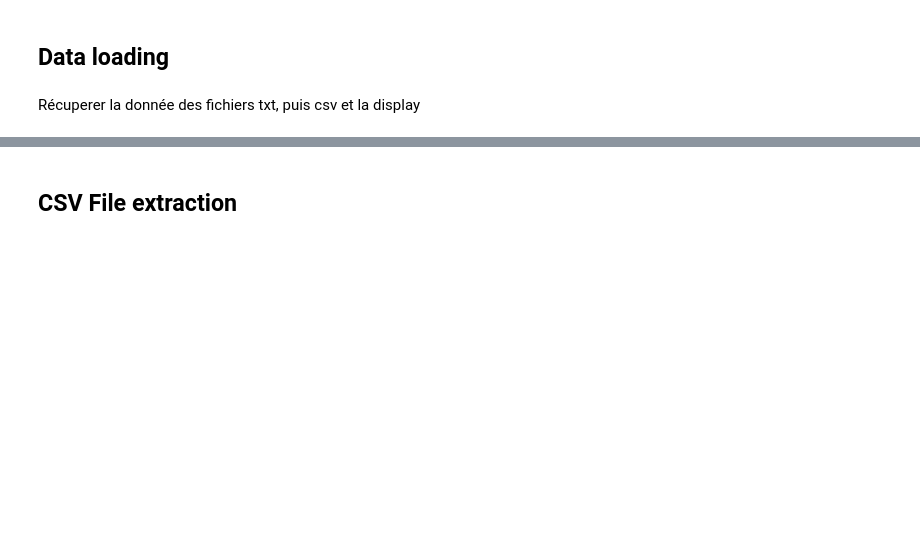
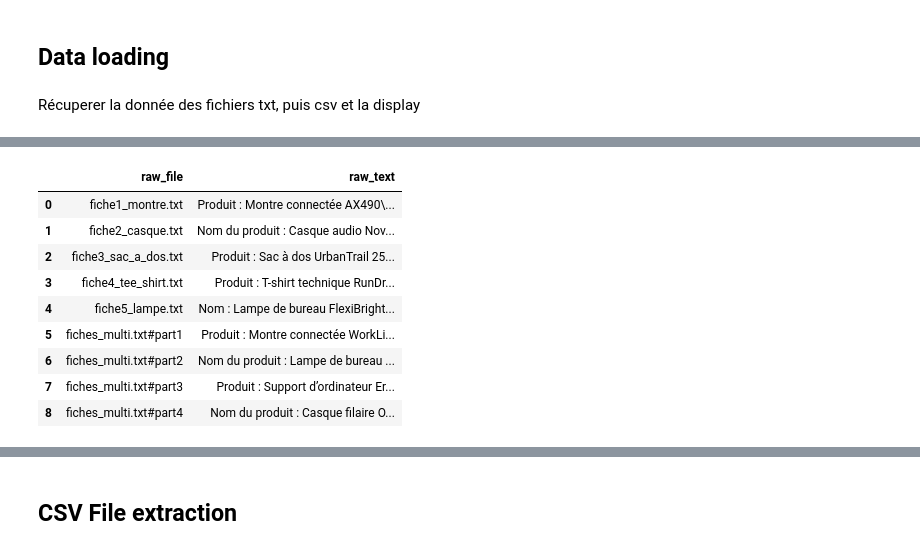
Before and after one commit to YonaBitton/assignment-V2, a Jupyter notebook: notebooks/clean_assignment.ipynb, the cells around one changed output, grey strips where cells are left out. Drawn from its saved outputs; the diff is of its cells as text; code cells hidden in the pictures; blank space fills up the shorter version.

```diff
--- a/notebooks/clean_assignment.ipynb
+++ b/notebooks/clean_assignment.ipynb
@@ -44,2 +68,15 @@ df_txt_raw.head()
+# %%
+df_txt_raw
+# %% [output]
+|  | raw_file | raw_text |
+| 0 | fiche1_montre.txt | Produit : Montre connectée AX490\... |
+| 1 | fiche2_casque.txt | Nom du produit : Casque audio Nov... |
+| 2 | fiche3_sac_a_dos.txt | Produit : Sac à dos UrbanTrail 25... |
+| 3 | fiche4_tee_shirt.txt | Produit : T-shirt technique RunDr... |
+| 4 | fiche5_lampe.txt | Nom : Lampe de bureau FlexiBright... |
+| 5 | fiches_multi.txt#part1 | Produit : Montre connectée WorkLi... |
+| 6 | fiches_multi.txt#part2 | Nom du produit : Lampe de bureau ... |
+| 7 | fiches_multi.txt#part3 | Produit : Support d’ordinateur Er... |
+| 8 | fiches_multi.txt#part4 | Nom du produit : Casque filaire O... |
 # %%
 print(df_txt_raw.loc[0, "raw_text"])
```
Also changed, not shown: parts of 11 cells of this notebook, 4 other files.
